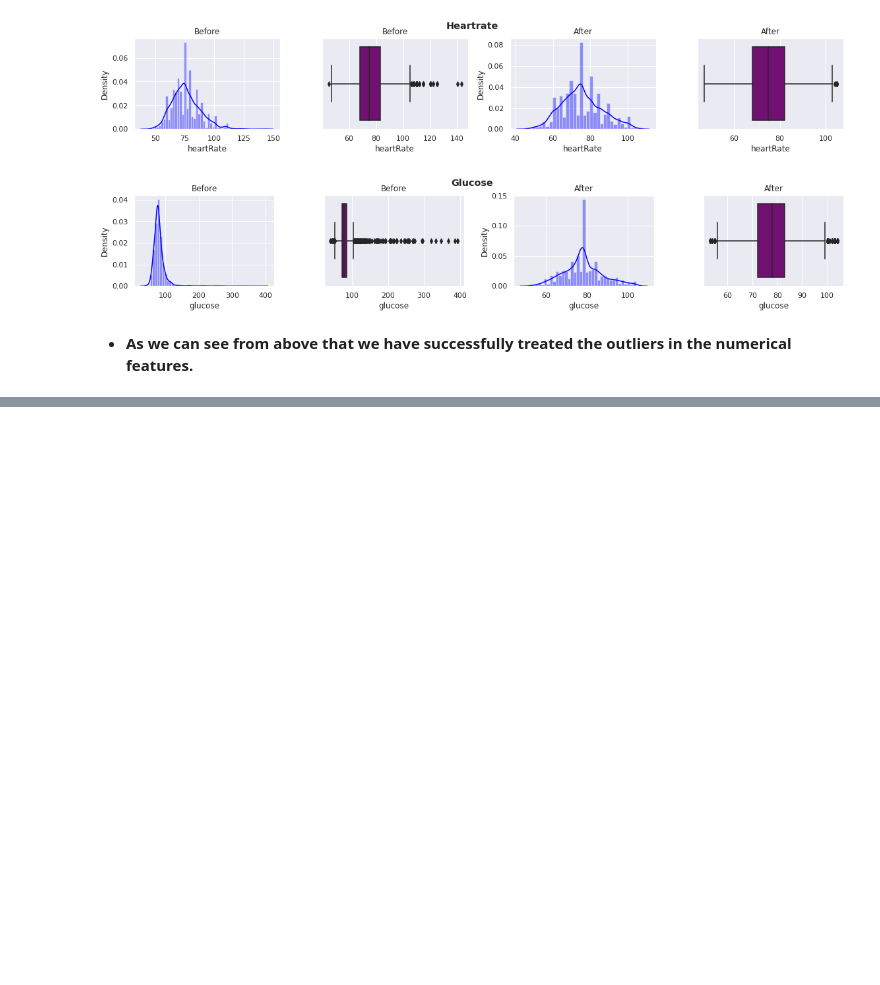
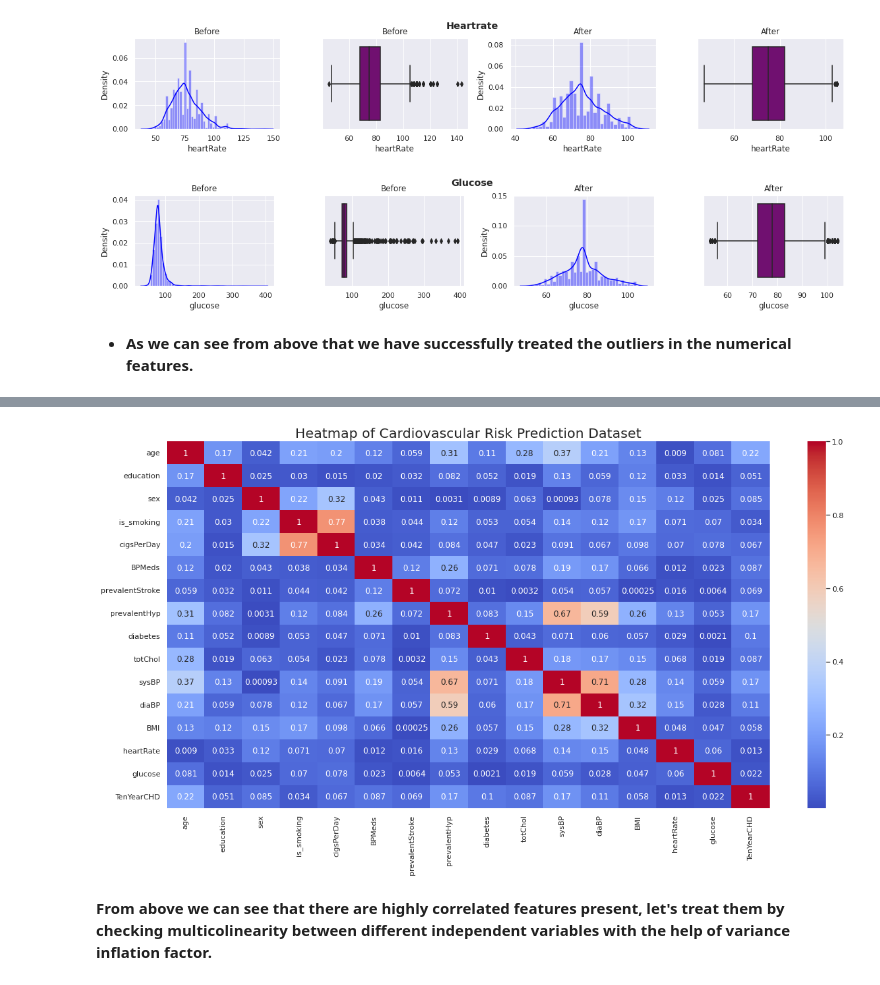
Before and after one commit to Kousikdutta1/Cardiovascular-Risk-Prediction, a Jupyter notebook: Kousik_Dutta_Cardiovascular_Risk_Prediction_Capstone_Project_.ipynb, the cells around one changed output, grey strips where cells are left out. Cells and saved outputs as stored; diff of their text form; code cells hidden in the pictures; blank space fills up the shorter version.

Commit message:
Fourth Commit Cardiovascular Risk Prediction

```diff
--- a/Kousik_Dutta_Cardiovascular_Risk_Prediction_Capstone_Project_.ipynb
+++ b/Kousik_Dutta_Cardiovascular_Risk_Prediction_Capstone_Project_.ipynb
@@ -507,0 +611,11 @@ for column in Numerical_features :
+# %%
+# Let's first check Correlation Heatmap
+
+plt.figure(figsize = (20,10))
+sns.heatmap(abs(cv_df.corr()), annot = True, cmap = 'coolwarm')
+plt.title("Heatmap of Cardiovascular Risk Prediction Dataset",  fontsize  = 20)
+plt.show();
+# %% [output]
+[figure, added]
+# %% [markdown]
+**From above we can see that there are highly correlated features present, let's treat them by checking multicolinearity between different independent variables with the help of variance inflation factor.**
```
Also changed, not shown: parts of 22 cells of this notebook.
